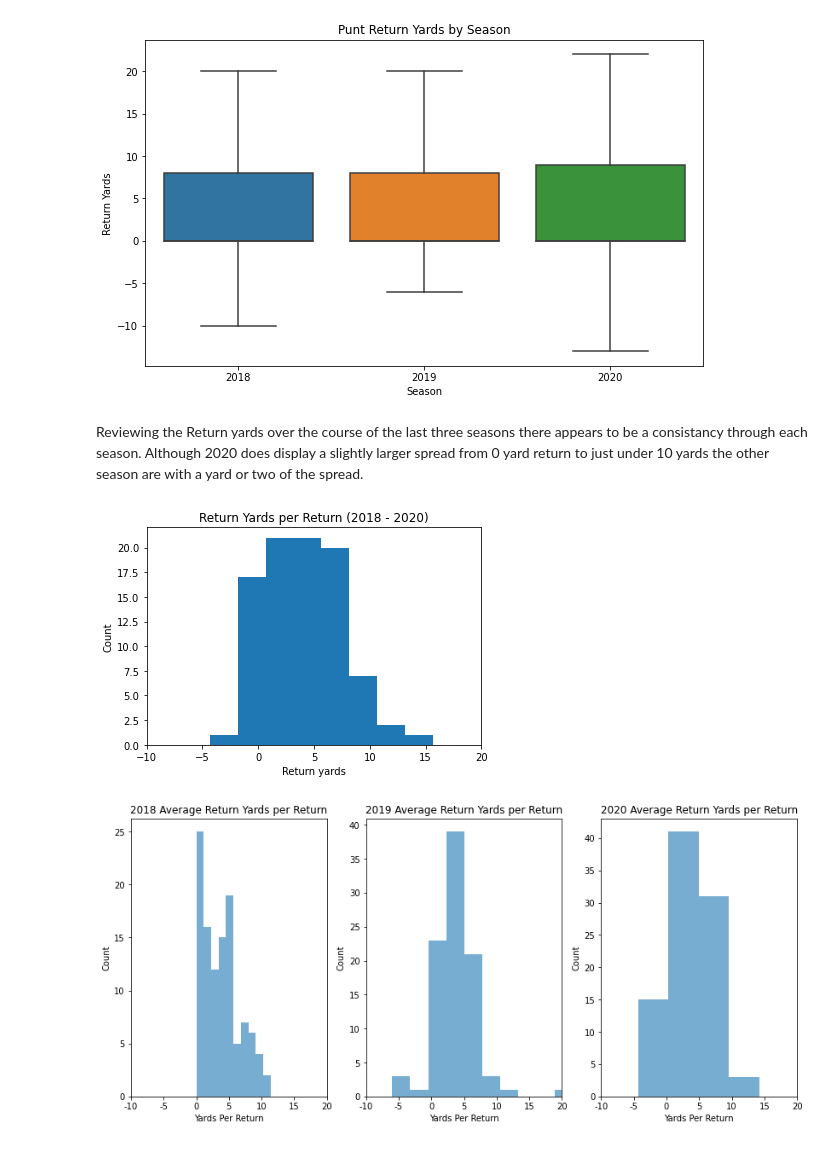
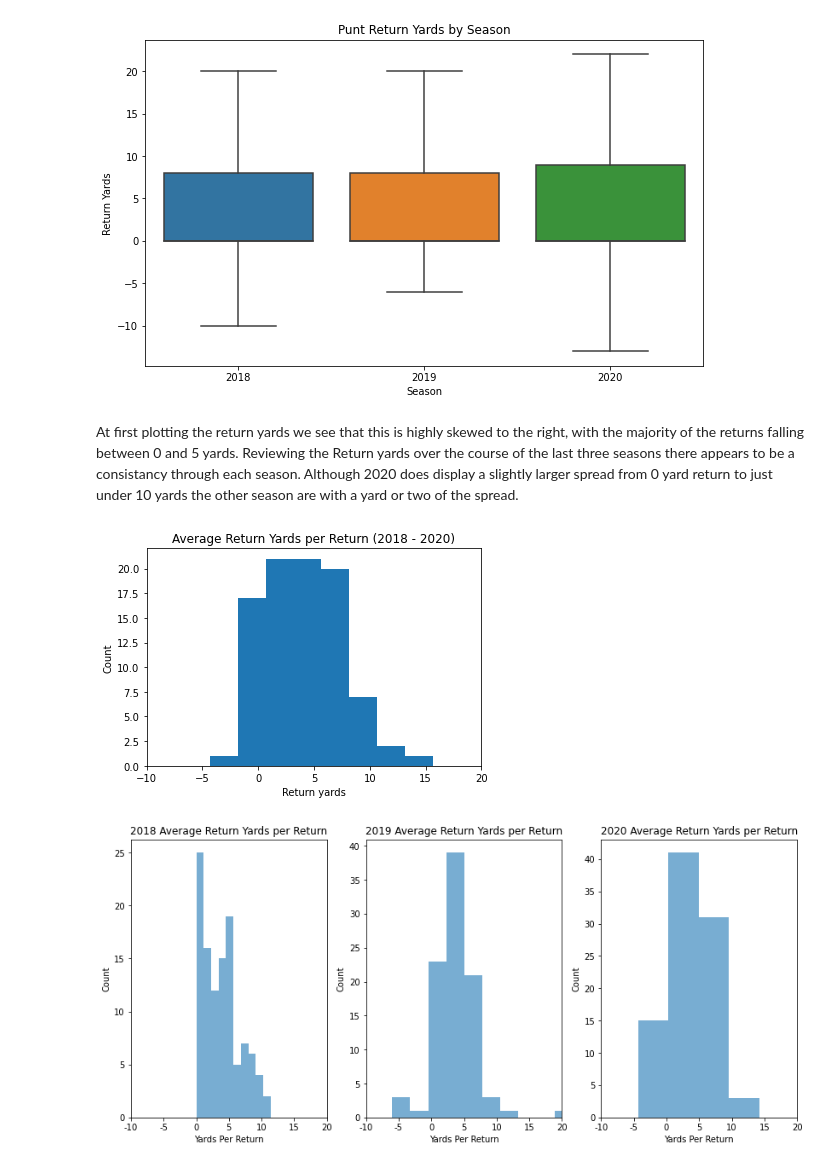
Before and after one commit to dkrejcarek/punt_analysis, a Jupyter notebook: Part_I_exploration_template.ipynb, the cells around one changed output. Saved outputs shown, nothing was run; the diff lists cells and outputs as text; code cells hidden in the pictures.

Commit message:
Add grpahs and additional review

```diff
--- a/Part_I_exploration_template.ipynb
+++ b/Part_I_exploration_template.ipynb
@@ -467,7 +466,7 @@ plt.ylabel('Return Yards');
 # %% [output]
 [figure]
 # %% [markdown]
-Reviewing the Return yards over the course of the last three seasons there appears to be a consistancy through each season.  Although 2020 does display a slightly larger spread from 0 yard return to just under 10 yards the other season are with a yard or two of the spread.
+At first plotting the return yards we see that this is highly skewed to the right, with the majority of the returns falling between 0 and 5 yards.  Reviewing the Return yards over the course of the last three seasons there appears to be a consistancy through each season.  Although 2020 does display a slightly larger spread from 0 yard return to just under 10 yards the other season are with a yard or two of the spread.
 # %%
 # Determine the yards per return average by season
 def get_season_data(season):
@@ -494,13 +493,13 @@ def get_season_data(season):
 # %%
 x_bins = np.arange(returner_data['punt_yard_per_return'].min(), returner_data['punt_yard_per_return'].max()+2.5, 2.5)
 
 plt.hist(returner_data['punt_yard_per_return'], bins=x_bins)
-plt.title('Return Yards per Return (2018 - 2020)')
+plt.title('Average Return Yards per Return (2018 - 2020)')
 plt.xlabel('Return yards')
 plt.ylabel('Count')
 plt.xlim(-10, 20);
 # %% [output]
-[figure, old version]
+[figure, new version]
 # %%
 
 seasons = [2018, 2019, 2020]
```
Also changed, not shown: parts of 19 cells of this notebook.
